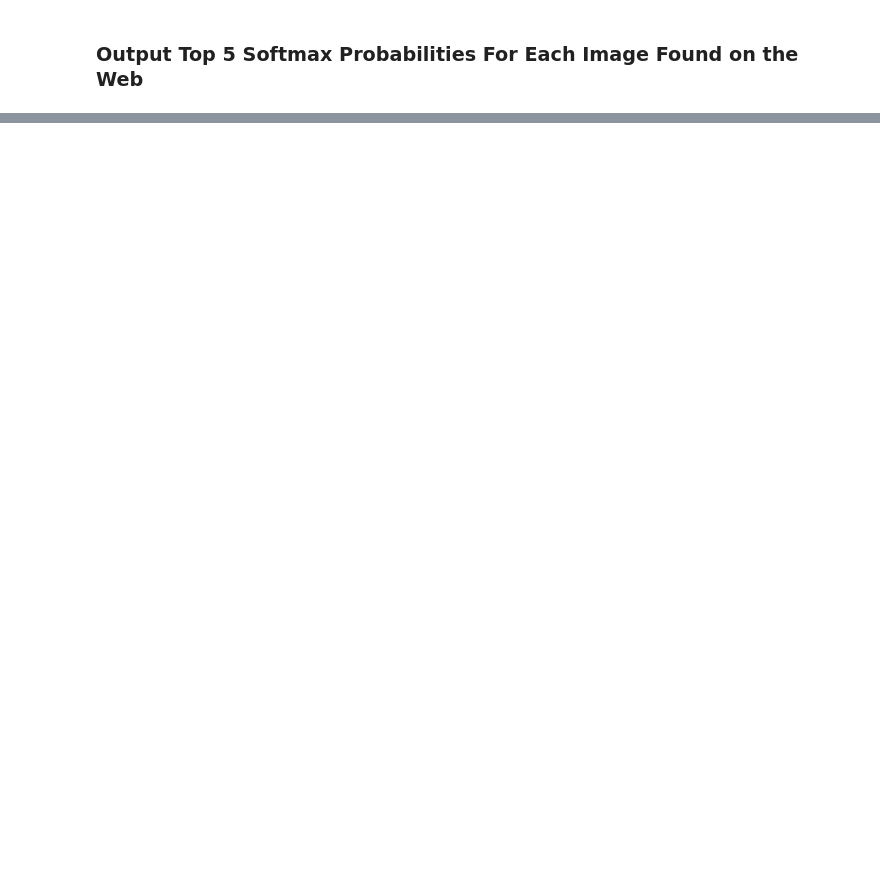
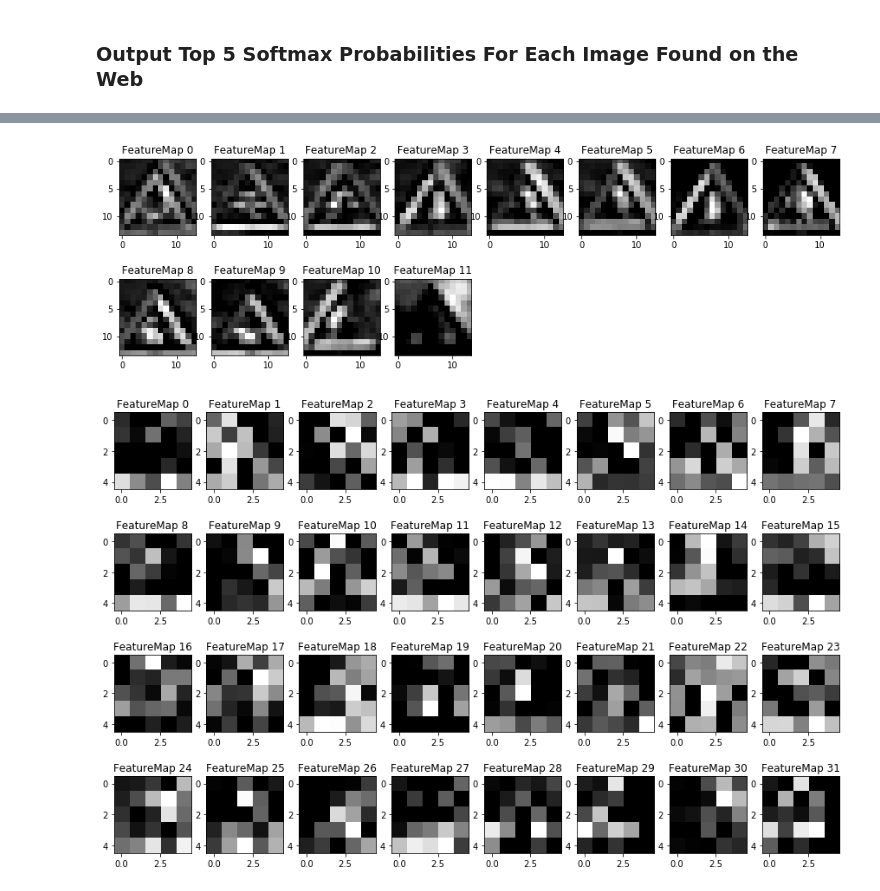
Before and after one commit to stevenjnovotny/Sign-Classifier, a Jupyter notebook: Traffic_Sign_Classifier.ipynb, the cells around one changed output, grey strips where cells are left out. Cells and saved outputs as stored; diff of their text form; code cells hidden in the pictures; blank space fills up the shorter version.

```diff
--- a/Traffic_Sign_Classifier.ipynb
+++ b/Traffic_Sign_Classifier.ipynb
@@ -283,8 +286,7 @@ one_hot_y = tf.one_hot(y, 43)
 ### Train, Validate and Test the Model
 # %%
 learn_rate = 0.0005
-
-logits = covNet(x, keep_prob)
+logits, conv1, conv2 = covNet(x, weights, biases, keep_prob)
 cross_entropy = tf.nn.softmax_cross_entropy_with_logits(labels=one_hot_y, logits=logits)
 loss_operation = tf.reduce_mean(cross_entropy)
 optimizer = tf.train.AdamOptimizer(learning_rate=learn_rate) # Stochastic Gradient Descent
@@ -328,7 +330,7 @@ sets imply underfitting. A high accuracy on the training set but low accuracy on
 # %%
 from sklearn.utils import shuffle
 
-EPOCHS = 20
+EPOCHS = 25
 BATCH_SIZE = 128
 
 with tf.Session() as sess:
@@ -540,29 +509,38 @@ For an example of what feature map outputs look like, check out NVIDIA's results
 # %%
-### Visualize your network's feature maps here.
-### Feel free to use as many code cells as needed.
+### Visualize network's feature maps.
 
 # image_input: the test image being fed into the network to produce the feature maps
 # tf_activation: should be a tf variable name used during your training procedure that represents the calculated state of a specific weight layer
 # activation_min/max: can be used to view the activation contrast in more detail, by default matplot sets min and max to the actual min and max values of the output
 # plt_num: used to plot out multiple different weight feature map sets on the same block, just extend the plt number for each new feature map entry
 
 def outputFeatureMap(image_input, tf_activation, activation_min=-1, activation_max=-1 ,plt_num=1):
     # Here make sure to preprocess your image_input in a way your network expects
     # with size, normalization, ect if needed
     # image_input =
     # Note: x should be the same name as your network's tensorflow data placeholder variable
     # If you get an error tf_activation is not defined it may be having trouble accessing the variable from inside a function
     activation = tf_activation.eval(session=sess,feed_dict={x : image_input})
     featuremaps = activation.shape[3]
     plt.figure(plt_num, figsize=(15,15))
     for featuremap in range(featuremaps):
         plt.subplot(6,8, featuremap+1) # sets the number of feature maps to show on each row and column
         plt.title('FeatureMap ' + str(featuremap)) # displays the feature map number
         if activation_min != -1 & activation_max != -1:
             plt.imshow(activation[0,:,:, featuremap], interpolation="nearest", vmin =activation_min, vmax=activation_max, cmap="gray")
         elif activation_max != -1:
             plt.imshow(activation[0,:,:, featuremap], interpolation="nearest", vmax=activation_max, cmap="gray")
         elif activation_min !=-1:
             plt.imshow(activation[0,:,:, featuremap], interpolation="nearest", vmin=activation_min, cmap="gray")
         else:
             plt.imshow(activation[0,:,:, featuremap], interpolation="nearest", cmap="gray")
+
+with tf.Session() as sess:
+    saver.restore(sess, './covnet')
+    #plt.figure()
+    layer_images_1 = outputFeatureMap([X_additional_n[0]], conv1, plt_num=1)
+    #plt.figure()
+    layer_images_2 = outputFeatureMap([X_additional_n[0]], conv2, plt_num=2)
+# %% [output]
+[figure, added]
+[figure, added]
```
Also changed, not shown: parts of 20 cells of this notebook, 9 other files.
